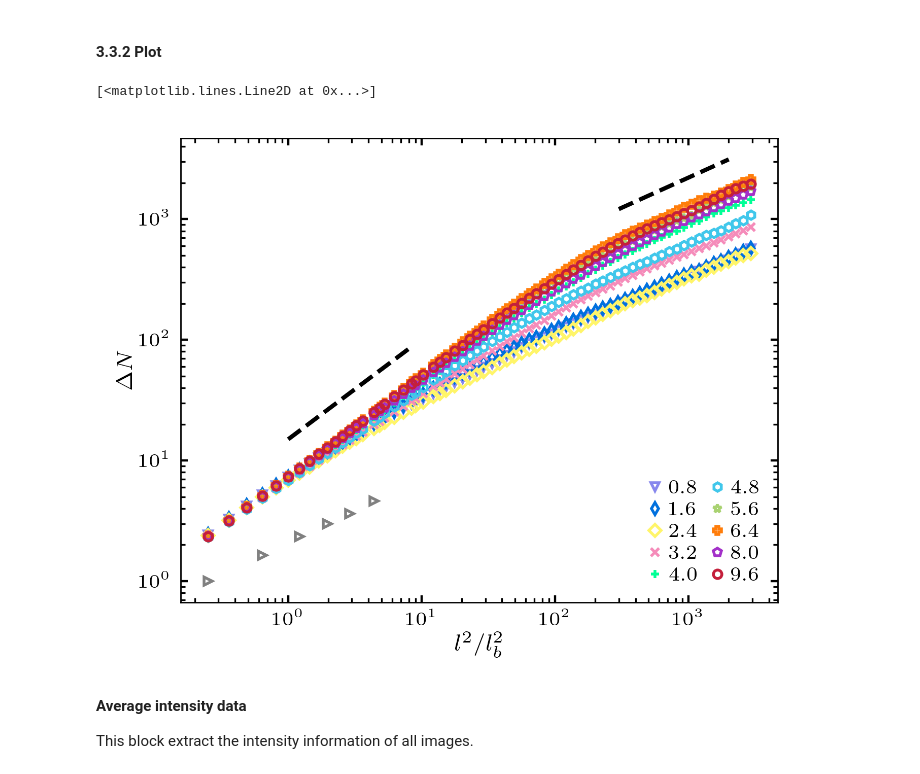
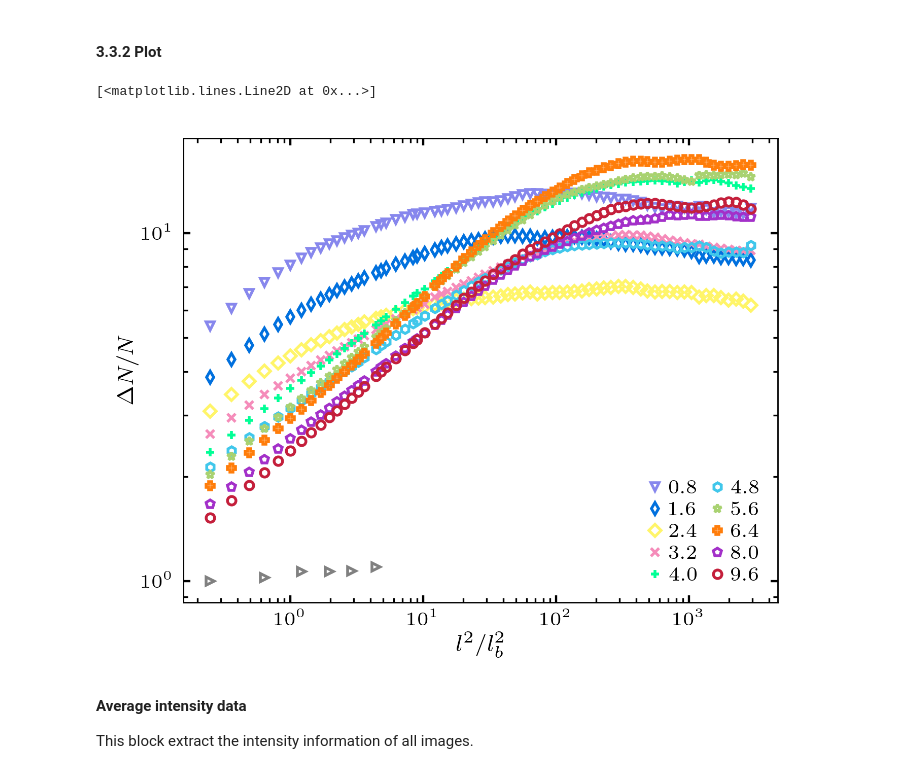
Before and after one commit to ZLoverty/Python, a Jupyter notebook: Correlation/src/fig-2_GNF.ipynb, the cells around one changed output. Cells and saved outputs as stored; diff of their text form; code cells hidden in the pictures.

```diff
--- a/Correlation/src/fig-2_GNF.ipynb
+++ b/Correlation/src/fig-2_GNF.ipynb
@@ -62,7 +62,7 @@ from log import experiment_log
 import time
 # %%
 color_dict, marker_list = unified_symbols() # keep color and symbol consistent across different plot, for same concentrations
-data_master_dir = r'I:\Google Drive' # data folder: Google drive for now, but may change in the future
+data_master_dir = r'E:\Google Drive' # data folder: Google drive for now, but may change in the future
 tm.prl('1-column-2-panel') # control the default plotting configurations, now I realize the parameters should vary from plot to plot
 log_df = experiment_log()
 n0_to_vf = 0.08 # n0 to phi
@@ -672,43 +665,43 @@ for num in range(0, 3):
 # %% [markdown]
 #### 3.3.2 Plot
 # %%
-out_folder = 'transient-GNF-energy-dN'
+out_folder = 'transient-GNF-energy-small'
 data_list = []
 for file in ['GNF-0.csv', 'GNF-1.csv', 'GNF-2.csv']:
     data_gnf = pd.read_csv(os.path.join(data_master_dir,
                                         r'Research projects\DF\data\{}\GNF'.format(out_folder), file)).set_index('l_r')
     data_list.append(data_gnf)
 master = pd.concat(data_list, keys=[0, 1, 2], axis=1).mean(level=1, axis=1)
 master = master[0.25:]
 
 fig, ax = plt.subplots(figsize=(3.5, 2.8))
 for str_c in master:
     if str_c != '85': # don't plot 85 data
-        ax.plot(master.index, master[str_c],
+        ax.plot(master.index, master[str_c]/(int(str_c)*n0_to_vf*0.01)**0.5/3,
                mec=wowcolor(color_dict[str_c]), marker=marker_list[color_dict[str_c]], mfc=(0,0,0,0), mew=1,
                markersize=3, ls='', label='{:.1f}'.format(int(str_c)*n0_to_vf))
 ax.legend(loc='lower right', ncol=2, fontsize=7)
 ax.set_xlabel('$l^2/l_b^2$')
-ax.set_ylabel('$\Delta N$')
+ax.set_ylabel('$\Delta N/N$')
 ax.set_yticks([1, 2, 3, 4, 6])
 ax.set_yticklabels(['1', '2', '3', '4', '6'])
 ax.loglog()
 plt.tight_layout()
 
 # 0.83 and 0.5 slopes
-x = np.array([1, 8])
-plt.plot(x, 15*x**0.83, ls='--', color='black')
-x = np.array([300, 2000])
-plt.plot(x, 70*x**0.5, ls='--', color='black')
+# x = np.array([1, 8])
+# plt.plot(x, 15*x**0.83, ls='--', color='black')
+# x = np.array([300, 2000])
+# plt.plot(x, 70*x**0.5, ls='--', color='black')
 # phi=0 data
-folder = r'I:\moreData\08032020\df2_kinetics\12'
+folder = r'E:\moreData\08032020\df2_kinetics\12'
 data = pd.read_csv(os.path.join(folder, r'kinetics_data.csv'))
-x, y = postprocess_gnf(data, lb=10, xlim=[0.25, 5], normalize='dN')
+x, y = postprocess_gnf(data, lb=10, xlim=[0.25, 5], normalize='1')
 plt.plot(x, y,
          mec='gray', mfc=(0,0,0,0), markersize=3, mew=1, marker=marker_list[color_dict['0']], ls='')
 # %% [output]
 [<matplotlib.lines.Line2D at 0x...>]
-[figure, old version]
+[figure, new version]
 # %% [markdown]
 **Average intensity data**
 
```
Also changed, not shown: parts of 1 cell of this notebook, 2 other files.
